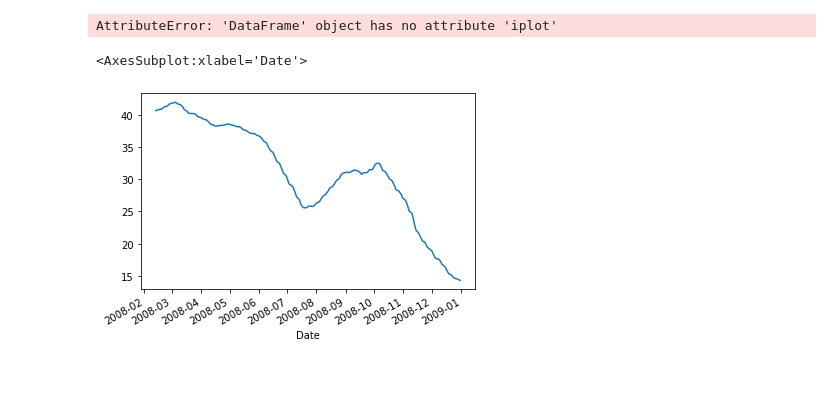
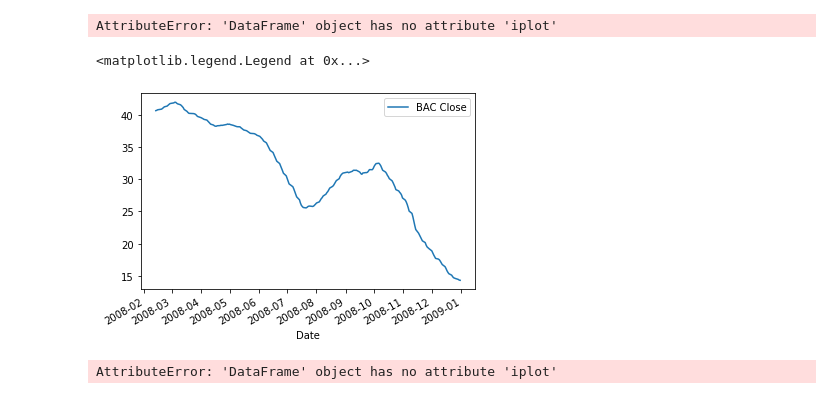
Before and after one commit to pradhan-asish/Capstone-Projects, a Jupyter notebook: Capstone-Project-All_Banks.ipynb, the cells around one changed output. Drawn from its saved outputs; the diff is of its cells as text; code cells hidden in the pictures.

Commit message:
iplot plotted

```diff
--- a/Capstone-Project-All_Banks.ipynb
+++ b/Capstone-Project-All_Banks.ipynb
@@ -216,7 +216,12 @@ all_bank.xs(key='Close',axis=1,level='Stock Info').iplot()
 # %% [output]
 AttributeError: 'DataFrame' object has no attribute 'iplot'
 # %%
-BAC['Close'].loc['2008-01-01':'2009-01-01'].rolling(window=30).mean().plot()
+BAC['Close'].loc['2008-01-01':'2009-01-01'].rolling(window=30).mean().plot(label='BAC Close')
+plt.legend()
 # %% [output]
-<AxesSubplot:xlabel='Date'>
+<matplotlib.legend.Legend at 0x...>
-[figure, old version]
+[figure, new version]
+# %%
+all_bank.xs(key='Close',axis=1,level='Stock Info').iplot()
+# %% [output]
+AttributeError: 'DataFrame' object has no attribute 'iplot'
```
